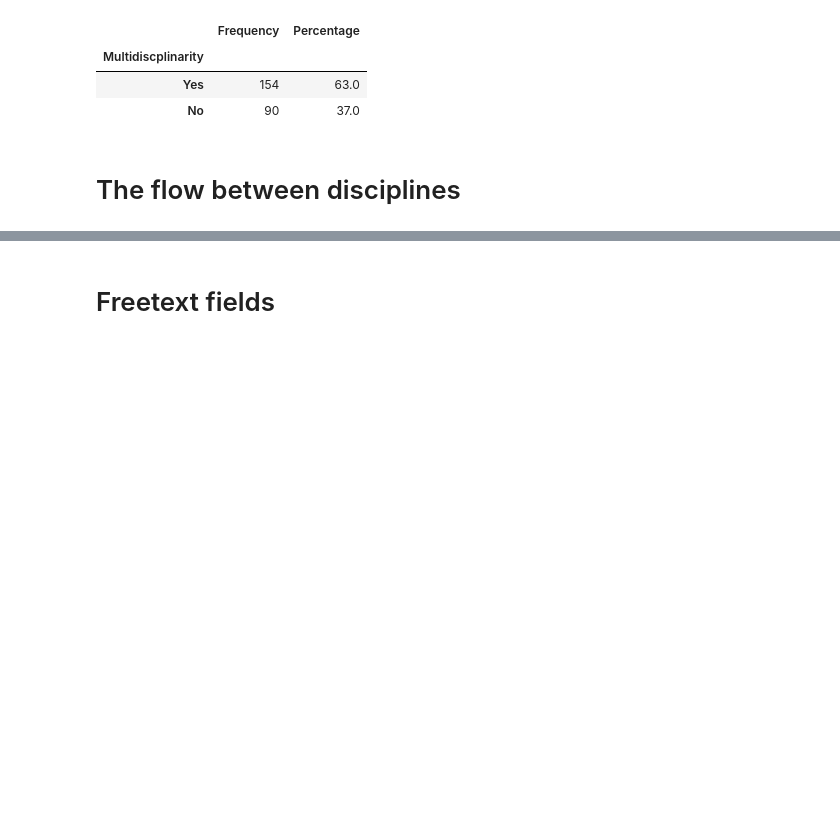
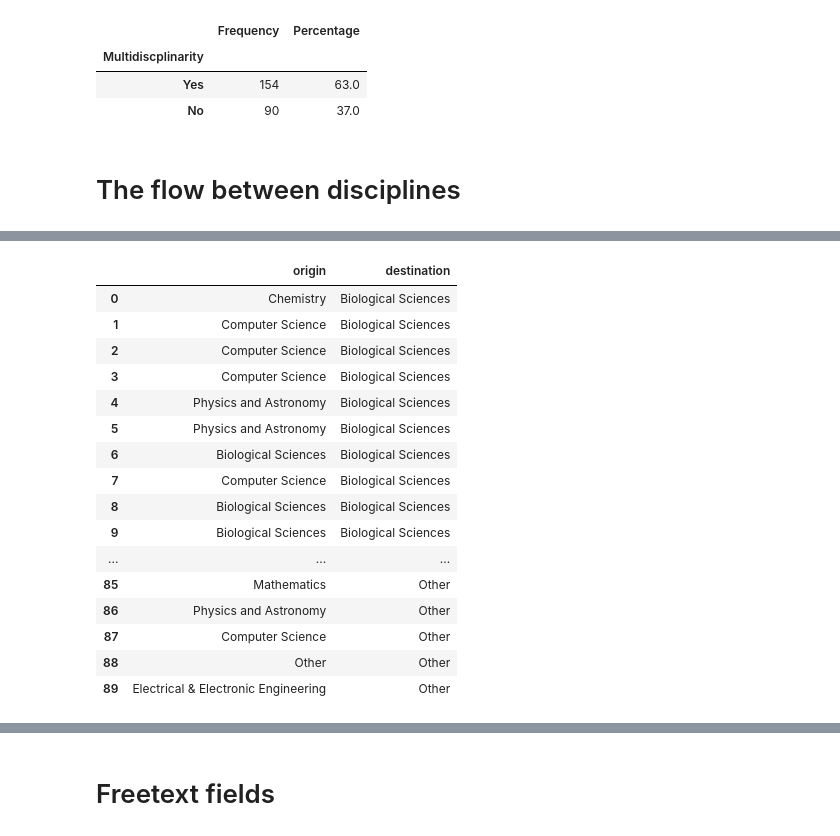
Before and after one commit to softwaresaved/survey_additional_analysis, a Jupyter notebook: Interdisciplinary aspects of Research Software Engineers in Uk.ipynb, the cells around one changed output, grey strips where cells are left out. Saved outputs shown, nothing was run; the diff lists cells and outputs as text; code cells hidden in the pictures; blank space fills up the shorter version.

```diff
--- a/Interdisciplinary aspects of Research Software Engineers in Uk.ipynb
+++ b/Interdisciplinary aspects of Research Software Engineers in Uk.ipynb
@@ -221,0 +279,20 @@ plt.show()
+# %%
+one_field_df
+# %% [output]
+|  | origin | destination |
+| 0 | Chemistry | Biological Sciences |
+| 1 | Computer Science | Biological Sciences |
+| 2 | Computer Science | Biological Sciences |
+| 3 | Computer Science | Biological Sciences |
+| 4 | Physics and Astronomy | Biological Sciences |
+| 5 | Physics and Astronomy | Biological Sciences |
+| 6 | Biological Sciences | Biological Sciences |
+| 7 | Computer Science | Biological Sciences |
+| 8 | Biological Sciences | Biological Sciences |
+| 9 | Biological Sciences | Biological Sciences |
+| ... | ... | ... |
+| 85 | Mathematics | Other |
+| 86 | Physics and Astronomy | Other |
+| 87 | Computer Science | Other |
+| 88 | Other | Other |
+| 89 | Electrical & Electronic Engineering | Other |
```
Also changed, not shown: parts of 13 cells of this notebook.
